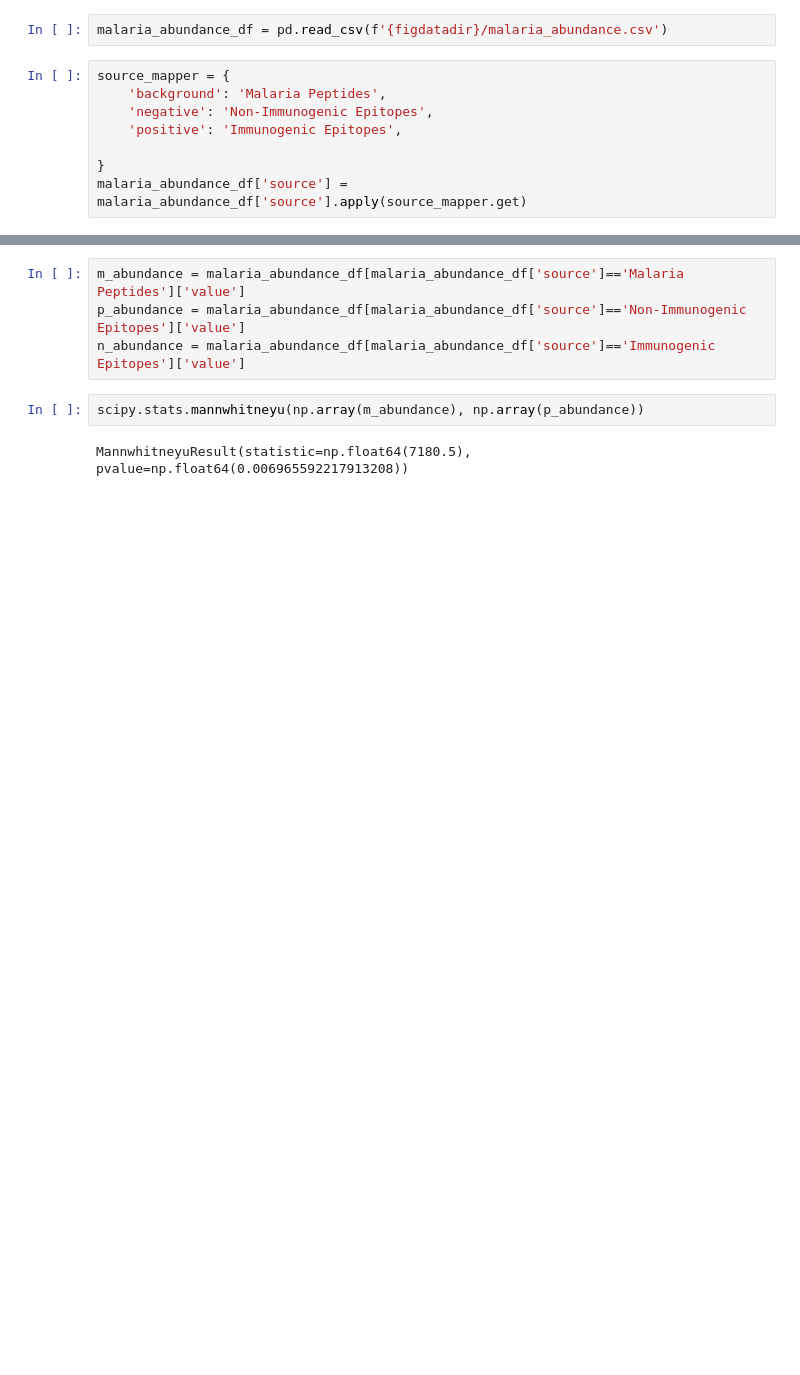
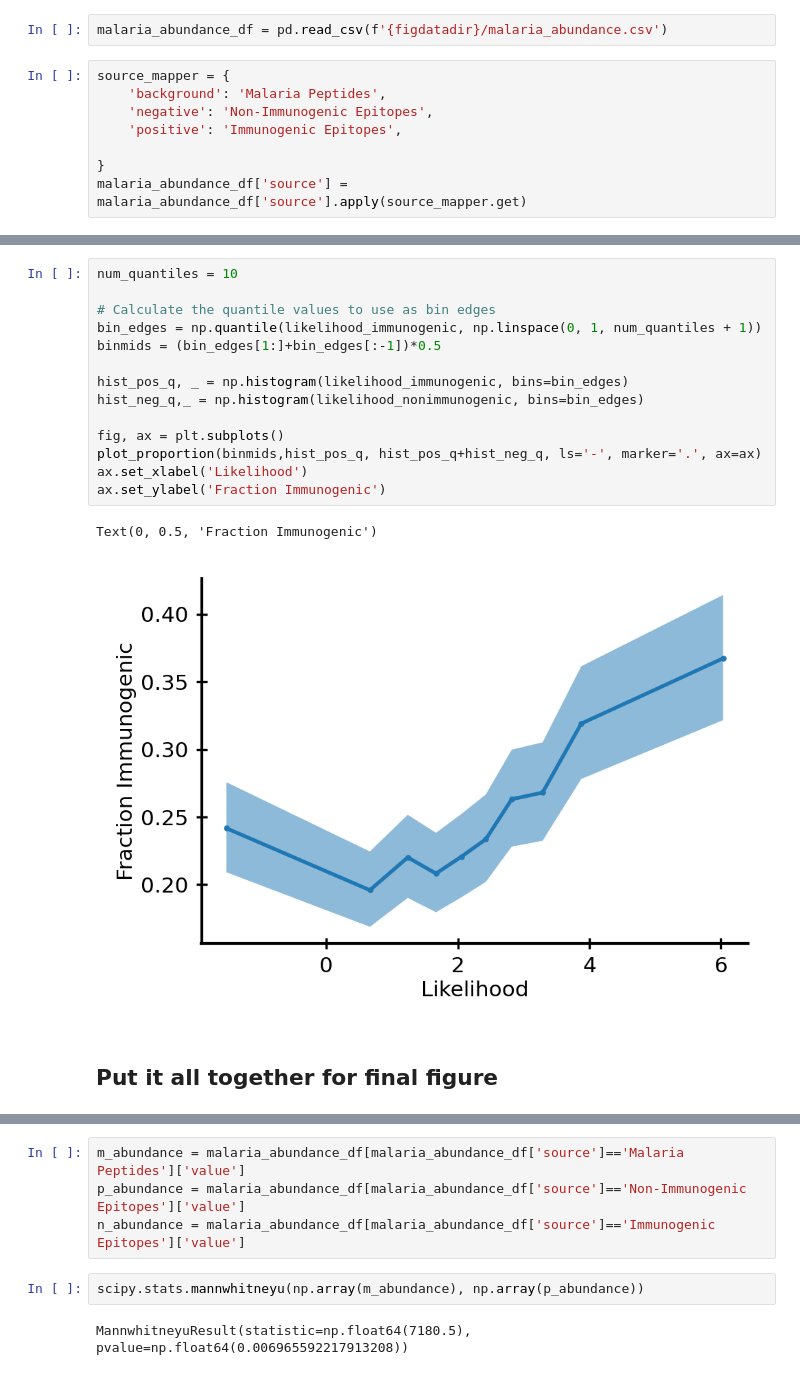
Before and after one commit to jonlevi/self_not_self, a Jupyter notebook: notebooks/figure_4.ipynb, the cells around one changed output, grey strips where cells are left out. Saved outputs shown, nothing was run; the diff lists cells and outputs as text; blank space fills up the shorter version.

```diff
--- a/notebooks/figure_4.ipynb
+++ b/notebooks/figure_4.ipynb
@@ -369 +423,20 @@ malaria_abundance_df['source'] = malaria_abundance_df['source'].apply(source_map
+# %%
+num_quantiles = 10
+
+# Calculate the quantile values to use as bin edges
+bin_edges = np.quantile(likelihood_immunogenic, np.linspace(0, 1, num_quantiles + 1))
+binmids = (bin_edges[1:]+bin_edges[:-1])*0.5
+
+hist_pos_q, _ = np.histogram(likelihood_immunogenic, bins=bin_edges)
+hist_neg_q,_ = np.histogram(likelihood_nonimmunogenic, bins=bin_edges)
+
+fig, ax = plt.subplots()
+plot_proportion(binmids,hist_pos_q, hist_pos_q+hist_neg_q, ls='-', marker='.', ax=ax)
+ax.set_xlabel('Likelihood')
+ax.set_ylabel('Fraction Immunogenic')
+# %% [output]
+Text(0, 0.5, 'Fraction Immunogenic')
+[figure, added]
+# %% [markdown]
+## Put it all together for final figure
 # %%
```
Also changed, not shown: parts of 10 cells of this notebook, 3 other files.
